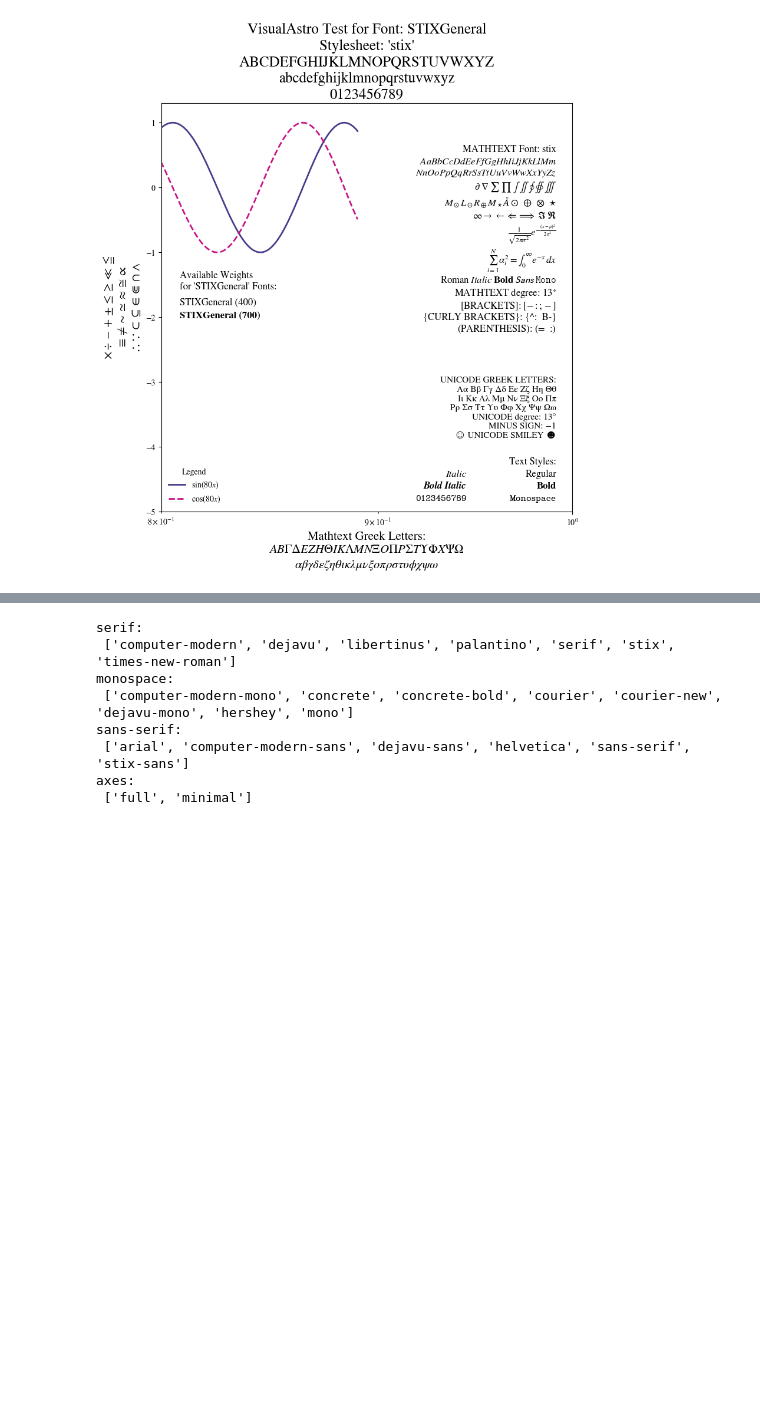
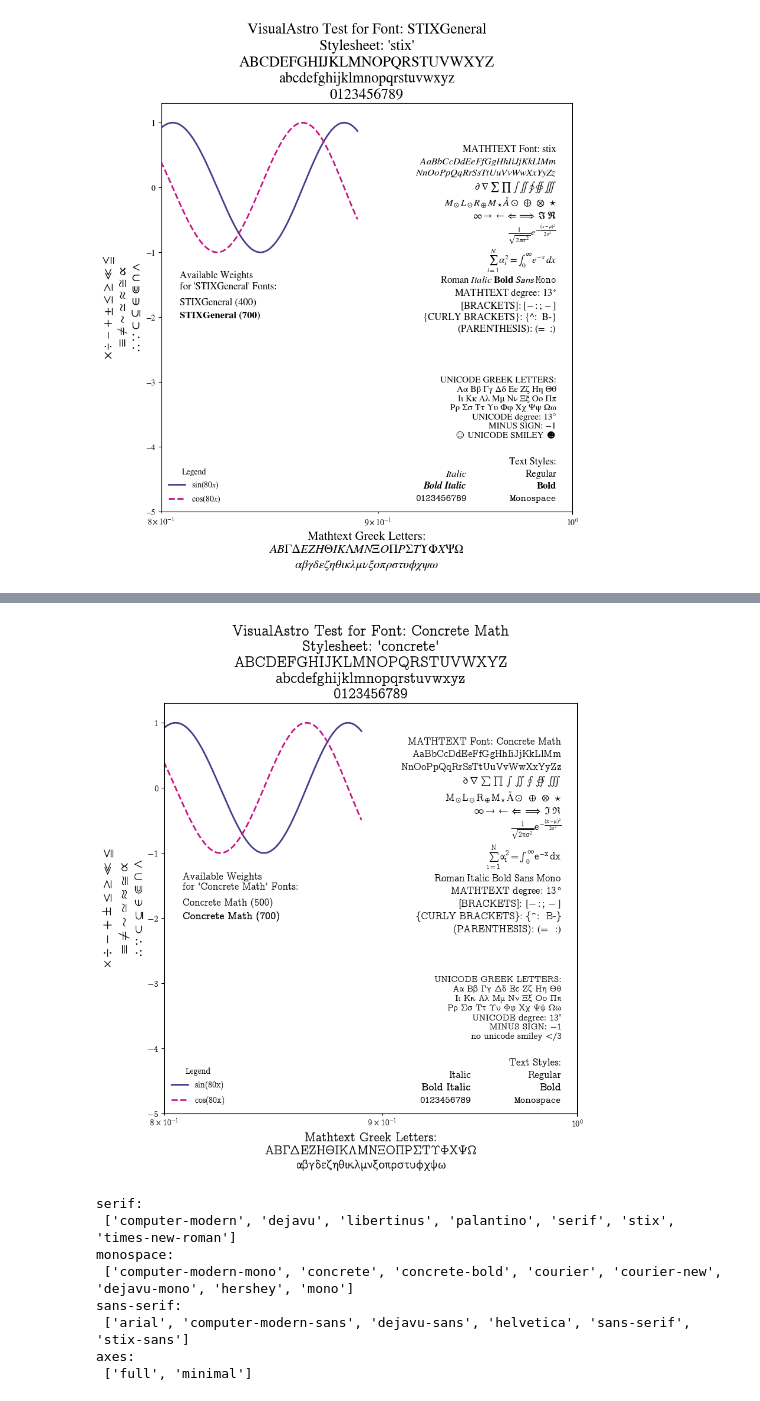
Before and after one commit to elkogerville/VisualAstro, a Jupyter notebook: examples/style_guide.ipynb, the cells around one changed output, grey strips where cells are left out. Cells and saved outputs as stored; diff of their text form; code cells hidden in the pictures; blank space fills up the shorter version.

```diff
--- a/examples/style_guide.ipynb
+++ b/examples/style_guide.ipynb
@@ -211,3 +223,10 @@ va.help.fontstyle('stix')
+# %%
+# Note, has no italic math mode
+plt.style.use('concrete')
+va.help.fontstyle('concrete')
+plt.show()
+# %% [output]
+[figure, added]
 # %%
 # print only serif styles
 print('serif: \n', va.styles.fonts.serif)
```
Also changed, not shown: parts of 4 cells of this notebook.
